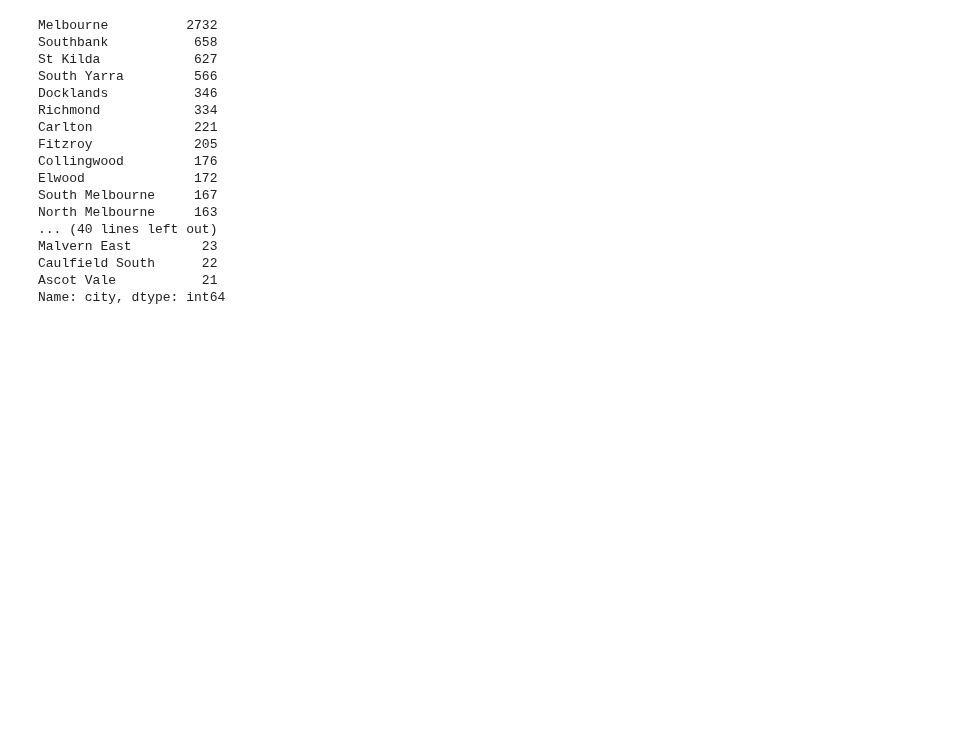
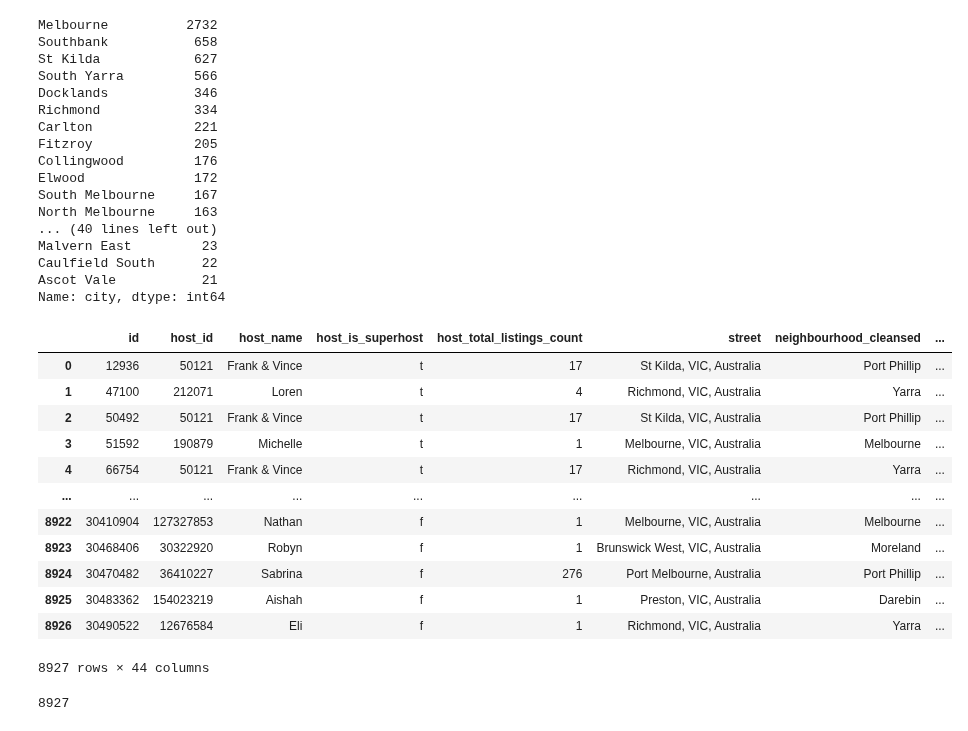
Before and after one commit to jMacProd/Project1, a Jupyter notebook: clean_data_rs/main.ipynb, the cells around one changed output. Cells and saved outputs as stored; diff of their text form; code cells hidden in the pictures; blank space fills up the shorter version.

```diff
--- a/clean_data_rs/main.ipynb
+++ b/clean_data_rs/main.ipynb
@@ -636,5 +623,26 @@ Malvern East         23
 Caulfield South      22
 Ascot Vale           21
 Name: city, dtype: int64
+# %%
+# import train station data
+path2="../listing_station_coords.csv"
+ptv_Station = pd.read_csv(path2, low_memory=False)
+ptv_Station = ptv_Station[['id','station_distance']]
+bnb_ptv_merged = pd.merge(airbnb_df8, ptv_Station, how="left", on=["id", "id"])
+bnb_ptv_merged
+# %% [output]
+|  | id | host_id | host_name | host_is_superhost | host_total_listings_count | street | neighbourhood_cleansed | ... |
+| 0 | 12936 | 50121 | Frank & Vince | t | 17 | St Kilda, VIC, Australia | Port Phillip | ... |
+| 1 | 47100 | 212071 | Loren | t | 4 | Richmond, VIC, Australia | Yarra | ... |
+| 2 | 50492 | 50121 | Frank & Vince | t | 17 | St Kilda, VIC, Australia | Port Phillip | ... |
+| 3 | 51592 | 190879 | Michelle | t | 1 | Melbourne, VIC, Australia | Melbourne | ... |
+| 4 | 66754 | 50121 | Frank & Vince | t | 17 | Richmond, VIC, Australia | Yarra | ... |
+| ... | ... | ... | ... | ... | ... | ... | ... | ... |
+| 8922 | 30410904 | 127327853 | Nathan | f | 1 | Melbourne, VIC, Australia | Melbourne | ... |
+| 8923 | 30468406 | 30322920 | Robyn | f | 1 | Brunswick West, VIC, Australia | Moreland | ... |
+| 8924 | 30470482 | 36410227 | Sabrina | f | 276 | Port Melbourne, Australia | Port Phillip | ... |
+| 8925 | 30483362 | 154023219 | Aishah | f | 1 | Preston, VIC, Australia | Darebin | ... |
+| 8926 | 30490522 | 12676584 | Eli | f | 1 | Richmond, VIC, Australia | Yarra | ... |
+8927 rows × 44 columns
 # %%
 # Write to csv to generate final clean file.
@@ -647,0 +650,4 @@ airbnb_df8.to_csv("airbnbFINAL_Swobabika.csv", index =False)
+# %%
+len(bnb_ptv_merged)
+# %% [output]
+8927
```
Also changed, not shown: parts of 6 cells of this notebook, 4 other files.
